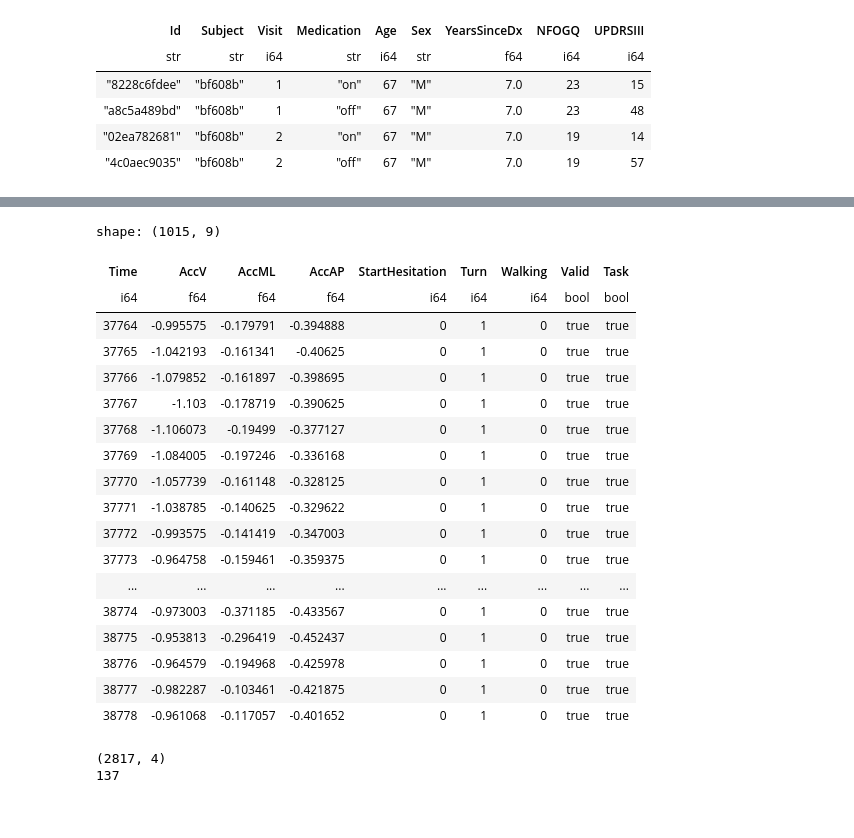
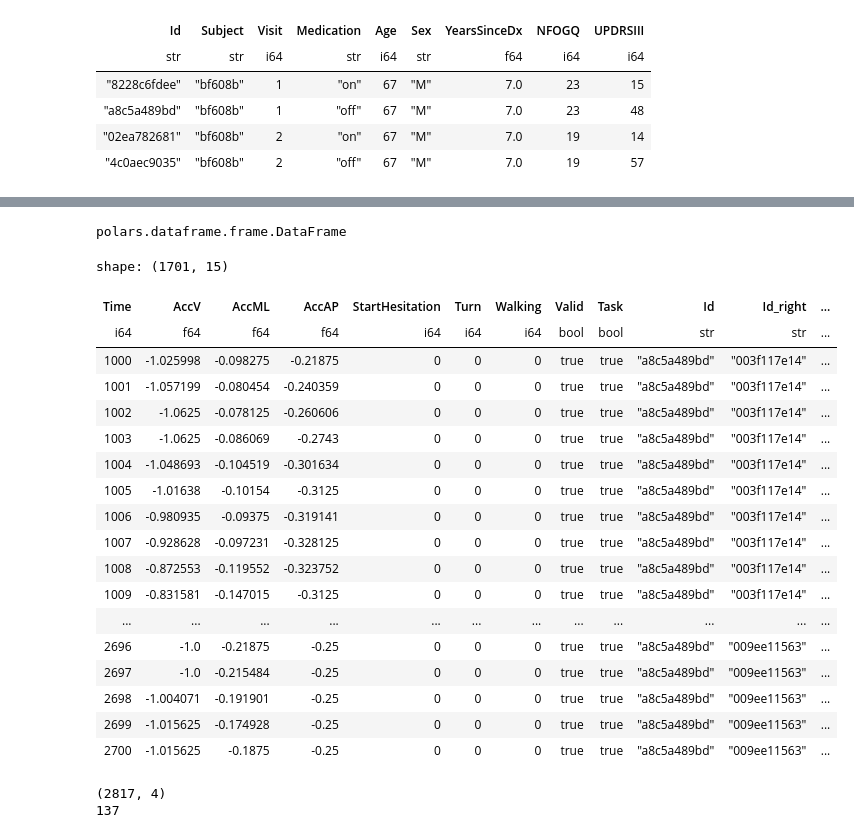
Before and after one commit to sumaniitm/parkinsons-freezing-gait-prediction, a Jupyter notebook: eda-on-data-using-polars.ipynb, the cells around one changed output, grey strips where cells are left out. Drawn from its saved outputs; the diff is of its cells as text; code cells hidden in the pictures.

Commit message:
Kaggle Notebook | EDA_on_data_using_polars | Version 6

```diff
--- a/eda-on-data-using-polars.ipynb
+++ b/eda-on-data-using-polars.ipynb
@@ -202,26 +220,51 @@ shape: (8, 5)
+# %%
+events = events.with_columns(pl.concat_list(pl.col('Init'),pl.col('Completion')).alias('Event_Time_List'))
+#events = events.explode(pl.col('Event_Time_List'))
+events_partitions = events.partition_by(['Id'])
+#.filter(pl.col('Id').is_in(['a8c5a489bd']))
+# %%
+temp = events_partitions[0].select('Event_Time_List')[0]
+type(temp)
+# %% [output]
+polars.dataframe.frame.DataFrame
 # %%
-temp_defog = pl.scan_csv("/kaggle/input/tlvmc-parkinsons-freezing-gait-prediction/train/defog/a8c5a489bd.csv").collect()
-temp_defog.filter((pl.col('Time')>=np.round(377.635 * 100)) & (pl.col('Time')<=np.round(387.785 * 100)))
+#temp_defog = pl.scan_csv("/kaggle/input/tlvmc-parkinsons-freezing-gait-prediction/train/defog/a8c5a489bd.csv").collect()
+
+dirname = '/kaggle/input/tlvmc-parkinsons-freezing-gait-prediction/train/defog/'
+filename = 'a8c5a489bd.csv'
+
+temp_defog = pl.scan_csv(os.path.join(dirname, filename), try_parse_dates=True).filter((pl.col("Valid")) & (pl.col("Task"))).with_columns(pl.lit(filename[0:-4]).alias('Id')).collect()
+temp_defog = temp_defog.sort(['Id','Time'], nulls_last=True)
+
+temp_defog_events = temp_defog.join_asof(events, left_on='Time', right_on='Init', strategy='backward')
+
+temp_defog_events.filter(
+    (pl.col('Time')>=pl.col('Init'))
+    & (pl.col('Time')<=pl.col('Completion'))
+    & (pl.col('Turn'))
+                        )
+
+#temp_defog_events.filter((pl.col('Time')>=np.round(377.635 * 100)) & (pl.col('Time')<=np.round(387.785 * 100)))
 # %% [output]
-shape: (1015, 9)
+shape: (1701, 15)
-| Time | AccV | AccML | AccAP | StartHesitation | Turn | Walking | Valid | Task |
-| i64 | f64 | f64 | f64 | i64 | i64 | i64 | bool | bool |
-| 37764 | -0.995575 | -0.179791 | -0.394888 | 0 | 1 | 0 | true | true |
-| 37765 | -1.042193 | -0.161341 | -0.40625 | 0 | 1 | 0 | true | true |
-| 37766 | -1.079852 | -0.161897 | -0.398695 | 0 | 1 | 0 | true | true |
-| 37767 | -1.103 | -0.178719 | -0.390625 | 0 | 1 | 0 | true | true |
-| 37768 | -1.106073 | -0.19499 | -0.377127 | 0 | 1 | 0 | true | true |
-| 37769 | -1.084005 | -0.197246 | -0.336168 | 0 | 1 | 0 | true | true |
-| 37770 | -1.057739 | -0.161148 | -0.328125 | 0 | 1 | 0 | true | true |
-| 37771 | -1.038785 | -0.140625 | -0.329622 | 0 | 1 | 0 | true | true |
-| 37772 | -0.993575 | -0.141419 | -0.347003 | 0 | 1 | 0 | true | true |
-| 37773 | -0.964758 | -0.159461 | -0.359375 | 0 | 1 | 0 | true | true |
-| ... | ... | ... | ... | ... | ... | ... | ... | ... |
-| 38774 | -0.973003 | -0.371185 | -0.433567 | 0 | 1 | 0 | true | true |
-| 38775 | -0.953813 | -0.296419 | -0.452437 | 0 | 1 | 0 | true | true |
-| 38776 | -0.964579 | -0.194968 | -0.425978 | 0 | 1 | 0 | true | true |
-| 38777 | -0.982287 | -0.103461 | -0.421875 | 0 | 1 | 0 | true | true |
-| 38778 | -0.961068 | -0.117057 | -0.401652 | 0 | 1 | 0 | true | true |
+| Time | AccV | AccML | AccAP | StartHesitation | Turn | Walking | Valid | Task | Id | Id_right | ... |
+| i64 | f64 | f64 | f64 | i64 | i64 | i64 | bool | bool | str | str | ... |
+| 1000 | -1.025998 | -0.098275 | -0.21875 | 0 | 0 | 0 | true | true | "a8c5a489bd" | "003f117e14" | ... |
+| 1001 | -1.057199 | -0.080454 | -0.240359 | 0 | 0 | 0 | true | true | "a8c5a489bd" | "003f117e14" | ... |
+| 1002 | -1.0625 | -0.078125 | -0.260606 | 0 | 0 | 0 | true | true | "a8c5a489bd" | "003f117e14" | ... |
+| 1003 | -1.0625 | -0.086069 | -0.2743 | 0 | 0 | 0 | true | true | "a8c5a489bd" | "003f117e14" | ... |
+| 1004 | -1.048693 | -0.104519 | -0.301634 | 0 | 0 | 0 | true | true | "a8c5a489bd" | "003f117e14" | ... |
+| 1005 | -1.01638 | -0.10154 | -0.3125 | 0 | 0 | 0 | true | true | "a8c5a489bd" | "003f117e14" | ... |
+| 1006 | -0.980935 | -0.09375 | -0.319141 | 0 | 0 | 0 | true | true | "a8c5a489bd" | "003f117e14" | ... |
+| 1007 | -0.928628 | -0.097231 | -0.328125 | 0 | 0 | 0 | true | true | "a8c5a489bd" | "003f117e14" | ... |
+| 1008 | -0.872553 | -0.119552 | -0.323752 | 0 | 0 | 0 | true | true | "a8c5a489bd" | "003f117e14" | ... |
+| 1009 | -0.831581 | -0.147015 | -0.3125 | 0 | 0 | 0 | true | true | "a8c5a489bd" | "003f117e14" | ... |
+| ... | ... | ... | ... | ... | ... | ... | ... | ... | ... | ... | ... |
+| 2696 | -1.0 | -0.21875 | -0.25 | 0 | 0 | 0 | true | true | "a8c5a489bd" | "009ee11563" | ... |
+| 2697 | -1.0 | -0.215484 | -0.25 | 0 | 0 | 0 | true | true | "a8c5a489bd" | "009ee11563" | ... |
+| 2698 | -1.004071 | -0.191901 | -0.25 | 0 | 0 | 0 | true | true | "a8c5a489bd" | "009ee11563" | ... |
+| 2699 | -1.015625 | -0.174928 | -0.25 | 0 | 0 | 0 | true | true | "a8c5a489bd" | "009ee11563" | ... |
+| 2700 | -1.015625 | -0.1875 | -0.25 | 0 | 0 | 0 | true | true | "a8c5a489bd" | "009ee11563" | ... |
 # %%
 tasks = pl.scan_csv("/kaggle/input/tlvmc-parkinsons-freezing-gait-prediction/tasks.csv", try_parse_dates=True)\
 .collect()
```
Also changed, not shown: parts of 2 cells of this notebook.
